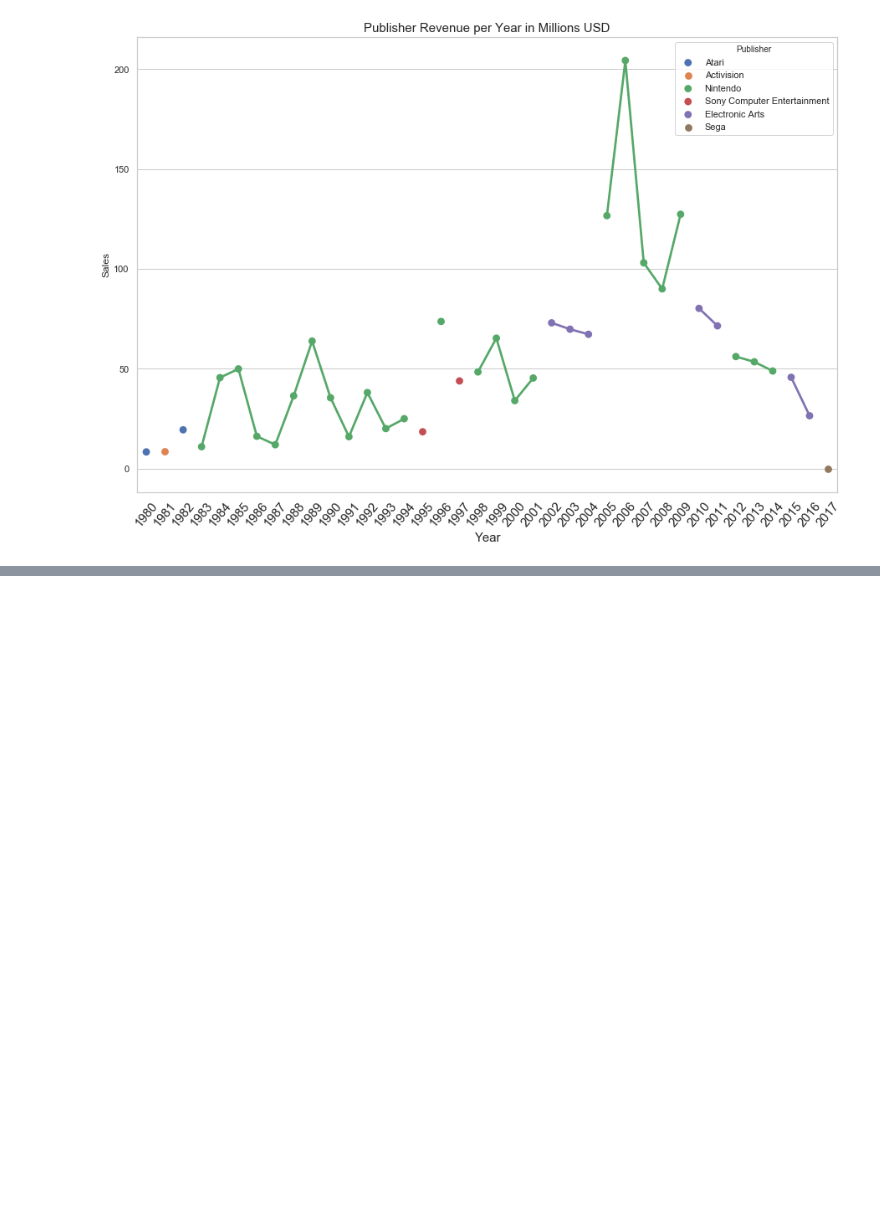
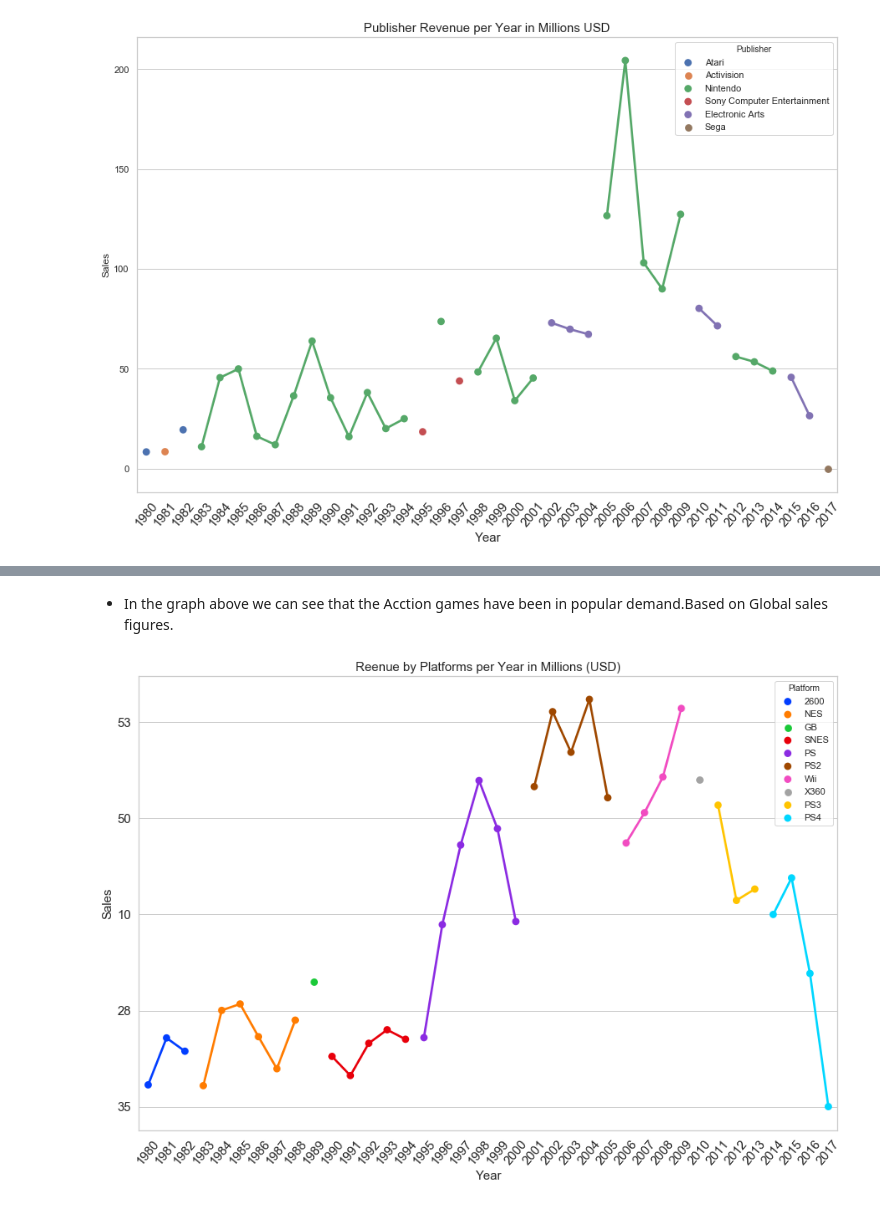
Before and after one commit to KarthikBhaktha/PopularGameGenrePy, a Jupyter notebook: UpdateAnalysis.ipynb, the cells around one changed output, grey strips where cells are left out. Cells and saved outputs as stored; diff of their text form; code cells hidden in the pictures; blank space fills up the shorter version.

```diff
--- a/UpdateAnalysis.ipynb
+++ b/UpdateAnalysis.ipynb
@@ -258,0 +280,20 @@ plt.show()
+# %% [markdown]
+- In the graph above we can see that the Acction games have been in popular demand.Based on Global sales figures.
+# %%
+pivot_platform = sales_df.pivot_table('Global_Sales', index = 'Platform', columns='Year_of_Release', aggfunc='sum')
+platformmax = pivot_platform.idxmax(axis=0)
+salesmax = pivot_platform.max()
+years = pivot_platform.columns.astype(int)
+df = pd.concat([platformmax,salesmax],axis=1)
+df.columns = ['Platform','Sales']
+
+plt.figure(figsize=(15,10))
+ax = sns.pointplot(x=years, y='Sales', data=df, palette='bright', hue='Platform', size=15)
+ax.set_xlabel(xlabel='Year', fontsize=15)
+ax.set_ylabel(ylabel='Sales',fontsize=15)
+ax.set_title('Reenue by Platforms per Year in Millions (USD)', fontsize=15)
+ax.set_xticklabels(labels=years, fontsize=15, rotation=50)
+ax.set_yticklabels(labels=df['Sales'].astype(int), fontsize=15)
+plt.show()
+# %% [output]
+[figure, added]
```
Also changed, not shown: parts of 3 cells of this notebook, 1 other file.
